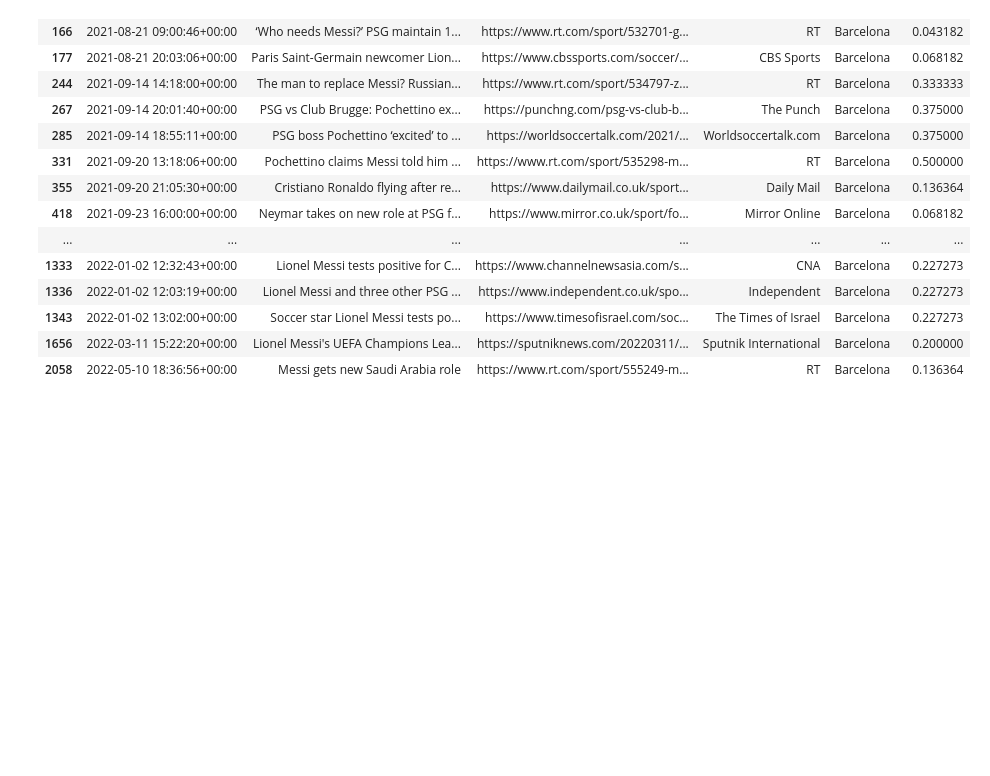
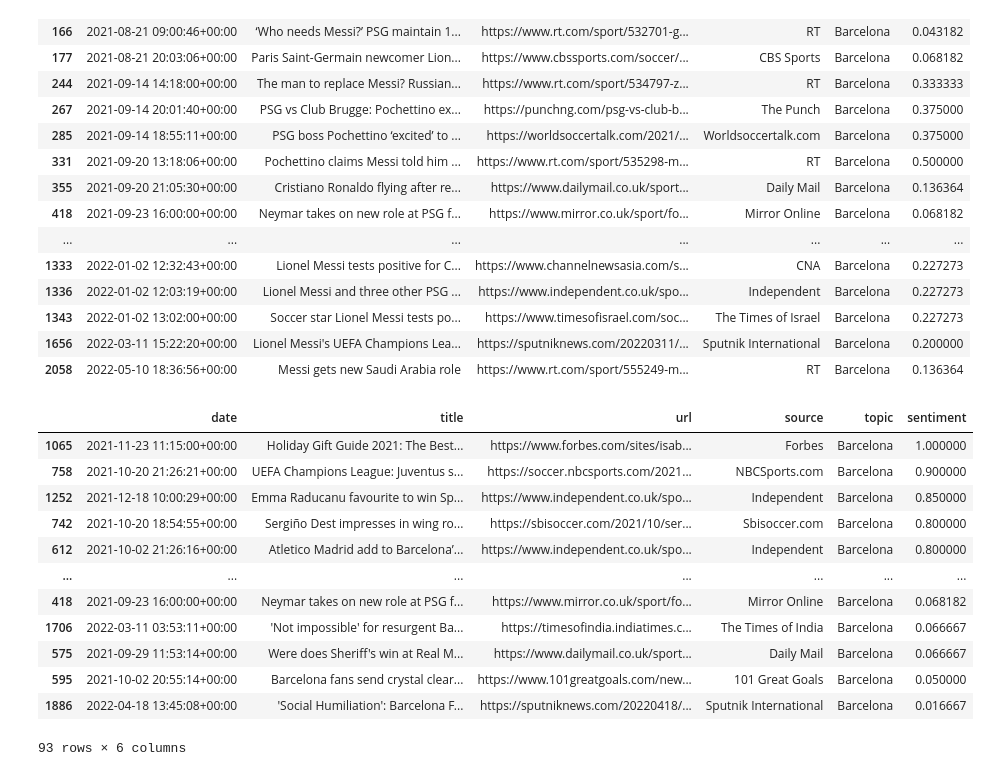
Before and after one commit to ethan-grinberg/barcelona-sentiment-analysis, a Jupyter notebook: text_analysis.ipynb, the cells around one changed output. Drawn from its saved outputs; the diff is of its cells as text; code cells hidden in the pictures; blank space fills up the shorter version.

```diff
--- a/text_analysis.ipynb
+++ b/text_analysis.ipynb
@@ -289,3 +294,19 @@ search_text(positive_sent, "messi")
 | 1343 | 2022-01-02 13:02:00+00:00 | Soccer star Lionel Messi tests po... | https://www.timesofisrael.com/soc... | The Times of Israel | Barcelona | 0.227273 |
 | 1656 | 2022-03-11 15:22:20+00:00 | Lionel Messi's UEFA Champions Lea... | https://sputniknews.com/20220311/... | Sputnik International | Barcelona | 0.200000 |
 | 2058 | 2022-05-10 18:36:56+00:00 | Messi gets new Saudi Arabia role | https://www.rt.com/sport/555249-m... | RT | Barcelona | 0.136364 |
+# %%
+search_text(positive_sent, "win").sort_values(by="sentiment", ascending=False)
+# %% [output]
+|  | date | title | url | source | topic | sentiment |
+| 1065 | 2021-11-23 11:15:00+00:00 | Holiday Gift Guide 2021: The Best... | https://www.forbes.com/sites/isab... | Forbes | Barcelona | 1.000000 |
+| 758 | 2021-10-20 21:26:21+00:00 | UEFA Champions League: Juventus s... | https://soccer.nbcsports.com/2021... | NBCSports.com | Barcelona | 0.900000 |
+| 1252 | 2021-12-18 10:00:29+00:00 | Emma Raducanu favourite to win Sp... | https://www.independent.co.uk/spo... | Independent | Barcelona | 0.850000 |
+| 742 | 2021-10-20 18:54:55+00:00 | Sergiño Dest impresses in wing ro... | https://sbisoccer.com/2021/10/ser... | Sbisoccer.com | Barcelona | 0.800000 |
+| 612 | 2021-10-02 21:26:16+00:00 | Atletico Madrid add to Barcelona’... | https://www.independent.co.uk/spo... | Independent | Barcelona | 0.800000 |
+| ... | ... | ... | ... | ... | ... | ... |
+| 418 | 2021-09-23 16:00:00+00:00 | Neymar takes on new role at PSG f... | https://www.mirror.co.uk/sport/fo... | Mirror Online | Barcelona | 0.068182 |
+| 1706 | 2022-03-11 03:53:11+00:00 | 'Not impossible' for resurgent Ba... | https://timesofindia.indiatimes.c... | The Times of India | Barcelona | 0.066667 |
+| 575 | 2021-09-29 11:53:14+00:00 | Were does Sheriff's win at Real M... | https://www.dailymail.co.uk/sport... | Daily Mail | Barcelona | 0.066667 |
+| 595 | 2021-10-02 20:55:14+00:00 | Barcelona fans send crystal clear... | https://www.101greatgoals.com/new... | 101 Great Goals | Barcelona | 0.050000 |
+| 1886 | 2022-04-18 13:45:08+00:00 | 'Social Humiliation': Barcelona F... | https://sputniknews.com/20220418/... | Sputnik International | Barcelona | 0.016667 |
+93 rows × 6 columns
```
Also changed, not shown: parts of 4 cells of this notebook.
